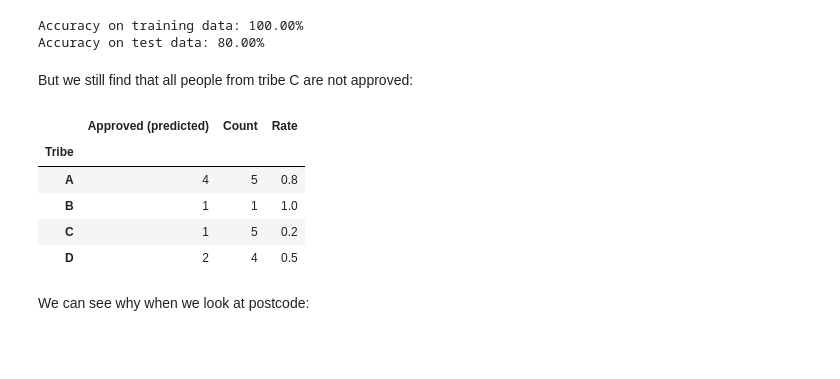
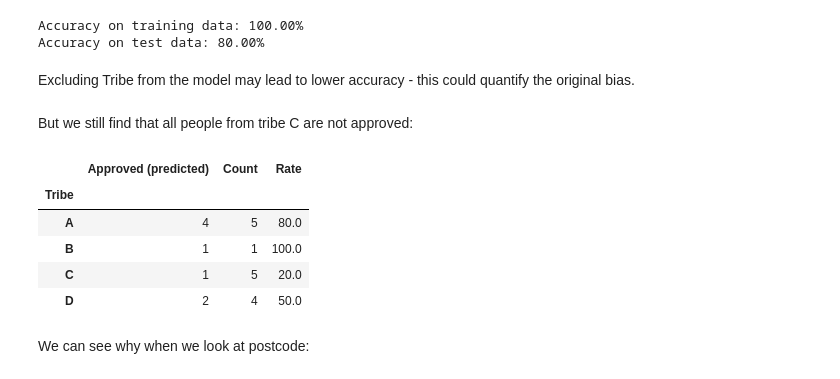
Before and after one commit to brookingcharlie/ml-dis, a Jupyter notebook: notebook.ipynb, the cells around one changed output. Cells and saved outputs as stored; diff of their text form; code cells hidden in the pictures; blank space fills up the shorter version.

```diff
--- a/notebook.ipynb
+++ b/notebook.ipynb
@@ -277,19 +277,21 @@ print("Accuracy on test data: %.2f%%" % (accuracy_score(test['Approval'], p2) *
 # %% [output]
 Accuracy on training data: 100.00%
 Accuracy on test data: 80.00%
+# %% [markdown]
+Excluding Tribe from the model may lead to lower accuracy - this could quantify the original bias.
 # %% [markdown]
 But we still find that all people from tribe C are not approved:
 # %%
 approved = test_with_p2.groupby(['Tribe'])['p'].sum()
 count = test_with_p2.groupby(['Tribe'])['Tribe'].count()
-pd.DataFrame({'Approved (predicted)': approved, 'Count': count, 'Rate': approved / count})
+pd.DataFrame({'Approved (predicted)': approved, 'Count': count, 'Rate': approved / count * 100})
 # %% [output]
 |  | Approved (predicted) | Count | Rate |
 | Tribe |  |  |  |
-| A | 4 | 5 | 0.8 |
-| B | 1 | 1 | 1.0 |
-| C | 1 | 5 | 0.2 |
-| D | 2 | 4 | 0.5 |
+| A | 4 | 5 | 80.0 |
+| B | 1 | 1 | 100.0 |
+| C | 1 | 5 | 20.0 |
+| D | 2 | 4 | 50.0 |
 # %% [markdown]
 We can see why when we look at postcode:
 # %%
```
Also changed, not shown: parts of 2 cells of this notebook.
